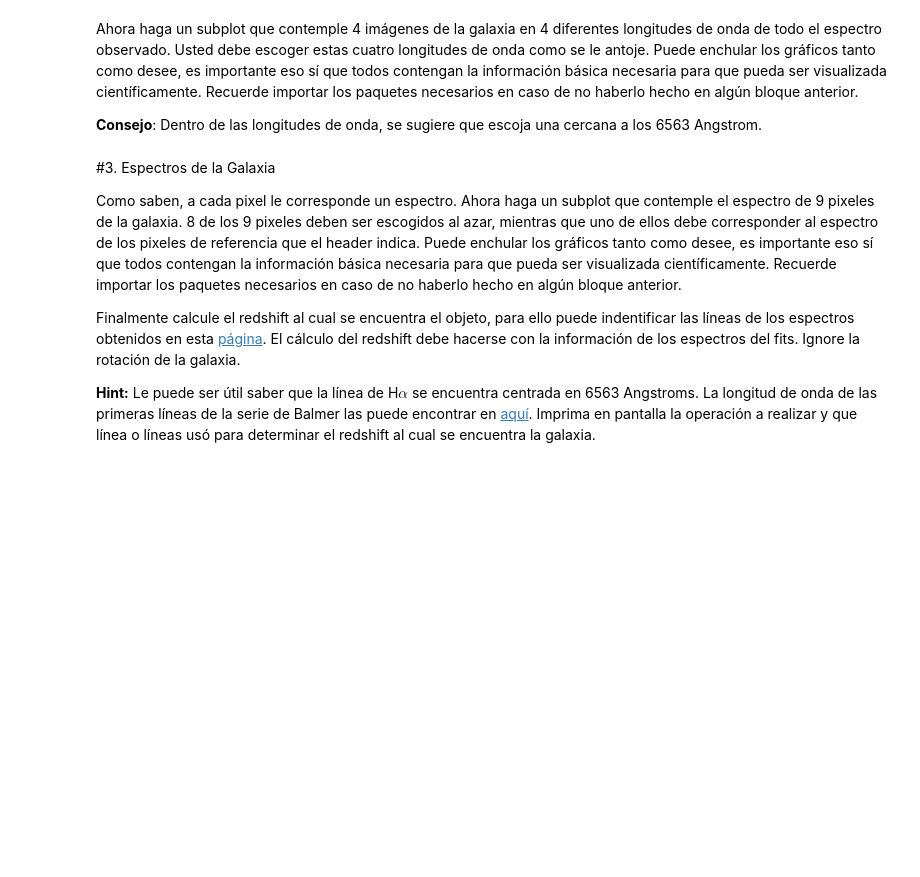
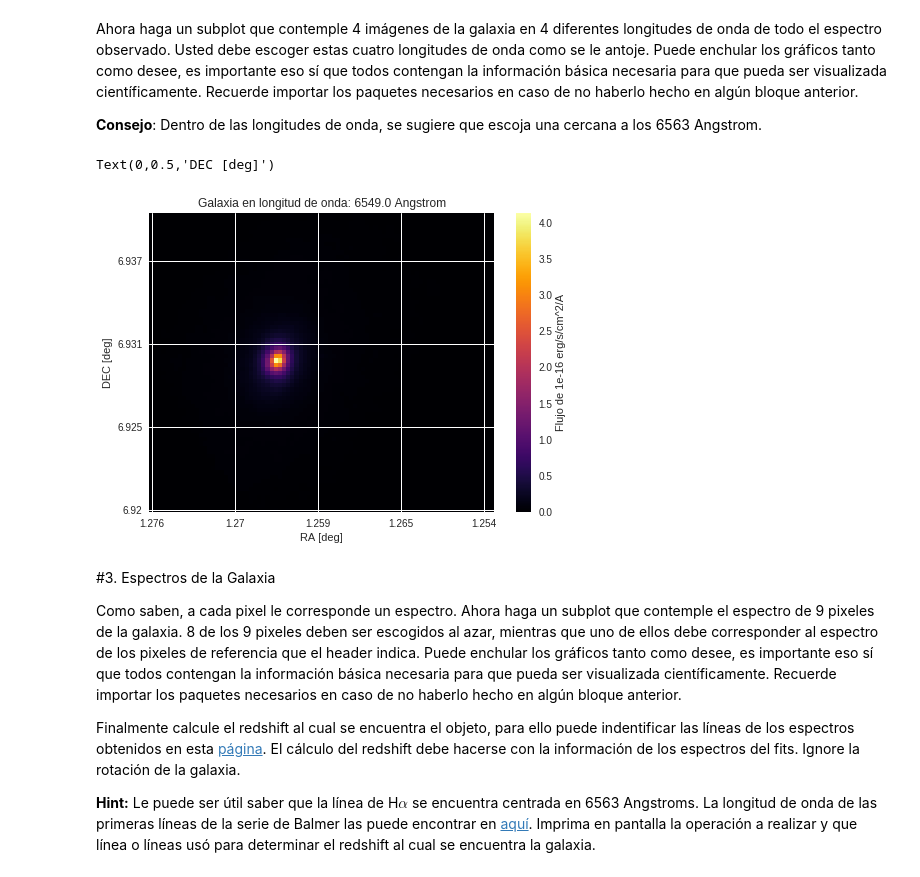
Before and after one commit to kosarrara/minitarea4, a Jupyter notebook: minitarea4.ipynb, the cells around one changed output. Cells and saved outputs as stored; diff of their text form; code cells hidden in the pictures; blank space fills up the shorter version.

```diff
--- a/minitarea4.ipynb
+++ b/minitarea4.ipynb
@@ -47,3 +47,10 @@ Mounted at /content/gdrive
 # 2. Visualización de la Galaxia
 
 En esta parte debe hacer lectura del cubo de datos **fits.gz** que se encuentra guardado en su Google Drive. Importe todos los paquetes que sean necesarios, no olvide leer el header (Ya sea en su forma normal o en WCS) e imprímalo en pantalla.
+# %%
+filename=("/content/gdrive/My Drive/Tareas/NGC7824.V500.rscube.fits.gz")
+hdu_fits=fits.open(filename)
+hdu=fits.open(filename)[0]
+header=hdu.header
+wcs=WCS(header)
+wcs
@@ -51,6 +69,38 @@ En esta parte debe hacer lectura del cubo de datos **fits.gz** que se encuentra
 Ahora haga un subplot que contemple 4 imágenes de la galaxia en 4 diferentes longitudes de onda de todo el espectro observado. Usted debe escoger estas cuatro longitudes de onda como se le antoje. Puede enchular los gráficos tanto como desee, es importante eso sí que todos contengan la información básica necesaria para que pueda ser visualizada científicamente. Recuerde importar los paquetes necesarios en caso de no haberlo hecho en algún bloque anterior.
 
 **Consejo**: Dentro de las longitudes de onda, se sugiere que escoja una cercana a los 6563 Angstrom.
+# %%
+data=hdu.data
+units=header["HIERARCH PIPE UNITS"]
+initialWaveLengh=header["CRVAL3"]*u.AA
+stepWaveLengh=header["CD3_3"]*u.AA
+finalWaveLengh=initialWaveLengh+stepWaveLengh*(header["NAXIS3"])
+k=1400
+WaveLenghActual=initialWaveLengh+stepWaveLengh*k
+plt.imshow(data[k],cmap="inferno", origin="lower",vmin=0)
+cb=plt.colorbar()
+cb.set_label("Flujo de "+units)
+plt.title("Galaxia en longitud de onda: "+str(WaveLenghActual) )
+
+#COORDENADAS AND STUFF DE LOS EJES X E Y
+#COORDENADAS EJE X
+RA_inicio=header["CRVAL1"]
+RA_step=header["CD1_1"]
+RA_fin=RA_inicio+RA_step*(header["NAXIS1"])
+RA=RA_inicio+np.arange(0,header["NAXIS1"])*RA_step
+plt.xticks((0,20,60,40,80), (round(RA[0],3),round(RA[20],3),round(RA[40],3),round(RA[60],3),round(RA[80],3)))
+plt.xlabel("RA [deg]")
+
+#COORDENADAS EJE Y
+DEC_inicio=header["CRVAL2"]
+DEC_step=header["CD2_2"]
+DEC_fin=DEC_inicio+DEC_step*(header["NAXIS2"])
+DEC=DEC_inicio+DEC_step*np.arange(0,header["NAXIS2"])
+plt.yticks((0,20,40,60),(round(DEC[0],3),round(DEC[20],3),round(DEC[40],3),round(DEC[60],3)))
+plt.ylabel("DEC [deg]")
+# %% [output]
+Text(0,0.5,'DEC [deg]')
+[figure, added]
 # %% [markdown]
 #3. Espectros de la Galaxia
 
```
Also changed, not shown: parts of 1 cell of this notebook.
